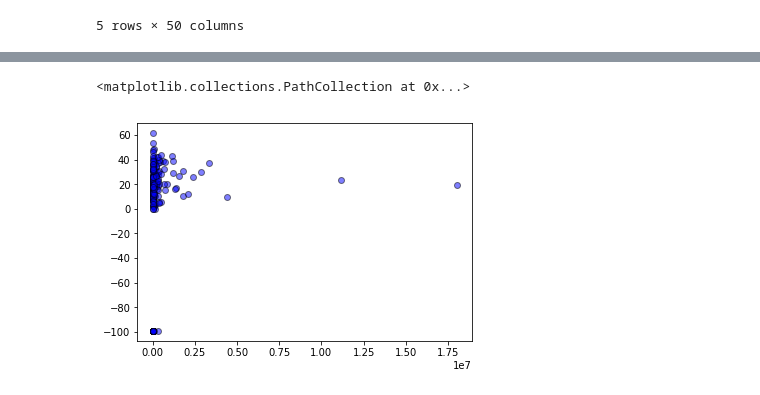
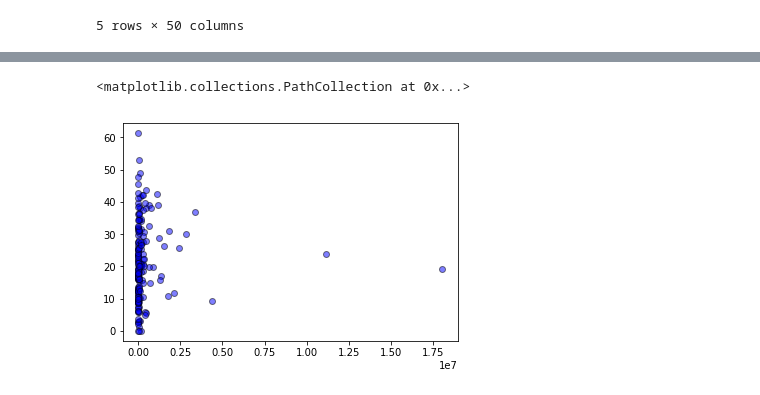
Before and after one commit to Data-Analytics-Project-Group/Visualizing-World-Economic-Trends, a Jupyter notebook: Visualizing World Economic Trends.ipynb, the cells around one changed output, grey strips where cells are left out. Cells and saved outputs as stored; diff of their text form; code cells hidden in the pictures.

```diff
--- a/Visualizing World Economic Trends.ipynb
+++ b/Visualizing World Economic Trends.ipynb
@@ -45,7 +42,22 @@ gender_df = gender_df.rename(columns={"country": "Country"})
 gender_df = gender_df.dropna(how="any")
 gender_df = gender_df.drop(".../...", axis = 0)
 gender_df = gender_df.drop("-99", axis = 0)
+
+# Changing index to new column and removing -99 values
+gender_df = gender_df.reset_index()
+gender_df = gender_df.set_index("GDP: Gross domestic product (million current US$)")
+gender_df = gender_df.drop('-99', axis = 0)
+
+gender_df = gender_df.reset_index()
+gender_df = gender_df.set_index("GDP per capita (current US$)")
+gender_df = gender_df.drop("-99", axis = 0)
+
+gender_df = gender_df.reset_index()
+gender_df = gender_df.set_index("Seats held by women in national parliaments %")
+gender_df = gender_df.drop("-99", axis = 0)
+
 gender_df = gender_df.reset_index()
 gender_df = gender_df.set_index("Country")
-gender_df.head()
+
+gender_df.head(100)
 # %% [output]
@@ -83,5 +107,9 @@ gender_df.head()
 # %%
-plt.scatter(gender_df["GDP: Gross domestic product (million current US$)"], gender_df["Seats held by women in national parliaments %"], marker = "o", color = "blue", edgecolor = "black", alpha = 0.5)
+plt.scatter(gender_df["GDP: Gross domestic product (million current US$)"],
+            gender_df["Seats held by women in national parliaments %"],
+            marker = "o", color = "blue",
+            edgecolor = "black",
+            alpha = 0.5)
 # %% [output]
 <matplotlib.collections.PathCollection at 0x...>
-[figure, old version]
+[figure, new version]
```
Also changed, not shown: parts of 3 cells of this notebook.
